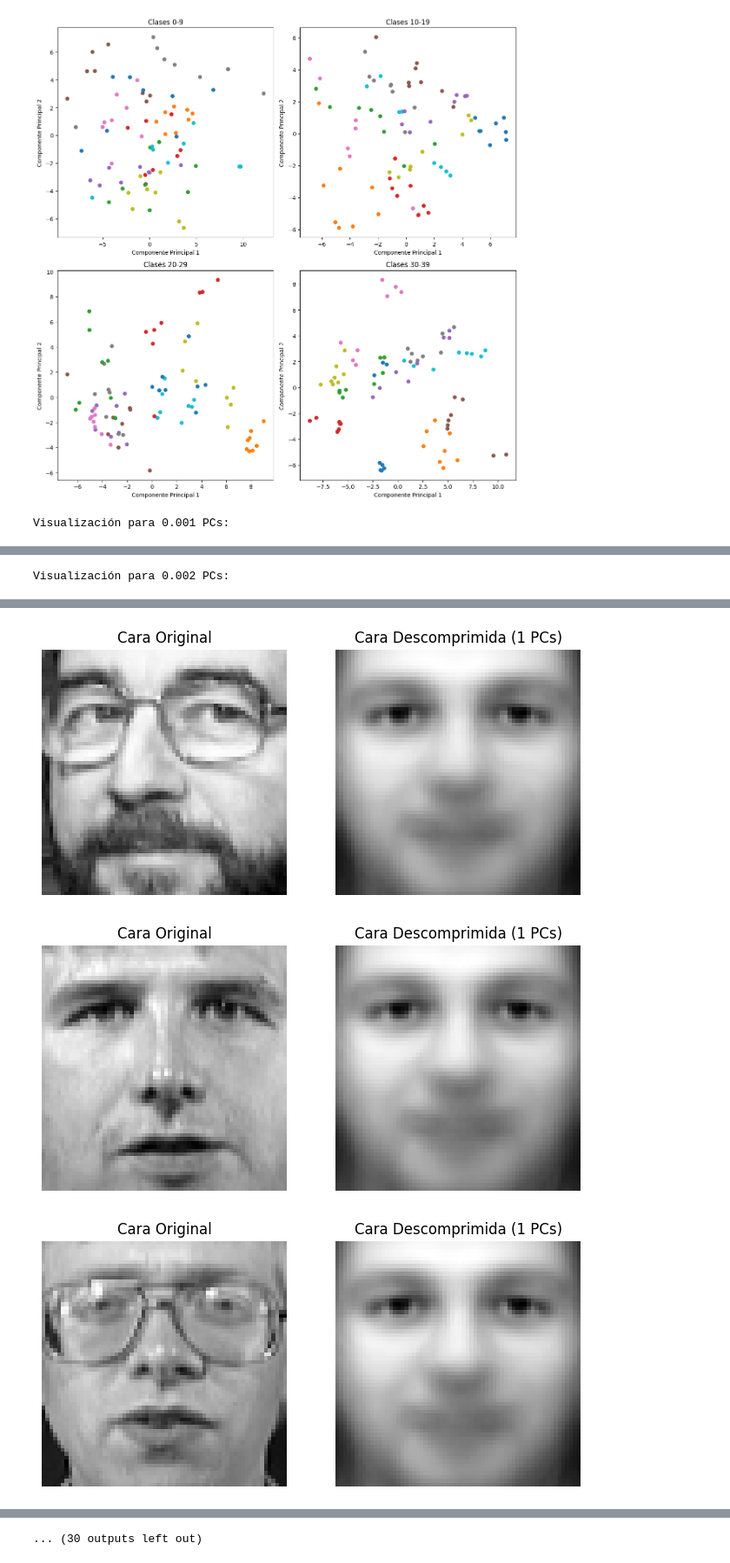
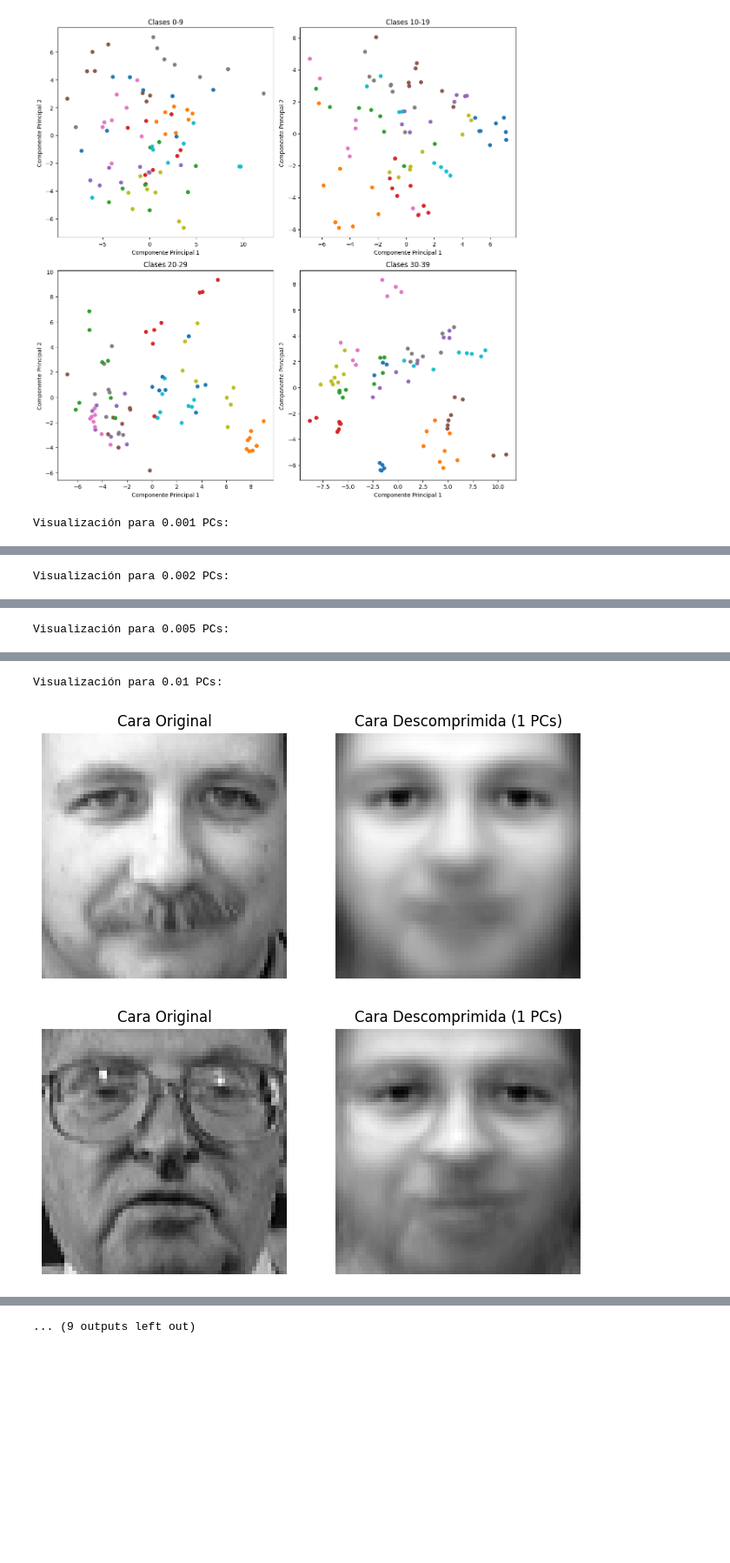
Before and after one commit to AngelaLM14/DS_THEBRIDGE_Angela, a Jupyter notebook: 04_Machine_Learning/Sprint_16/Unidad_01_PCA/Practica_Obligatoria/18_Practica_Obligatoria_No_Supervisado_PCA.ipynb, the cells around one changed output, grey strips where cells are left out. Shown at 87% size. Drawn from its saved outputs; the diff is of its cells as text; code cells hidden in the pictures; blank space fills up the shorter version.

```diff
--- a/04_Machine_Learning/Sprint_16/Unidad_01_PCA/Practica_Obligatoria/18_Practica_Obligatoria_No_Supervisado_PCA.ipynb
+++ b/04_Machine_Learning/Sprint_16/Unidad_01_PCA/Practica_Obligatoria/18_Practica_Obligatoria_No_Supervisado_PCA.ipynb
@@ -174,7 +167,7 @@ for n_components in valores_compresion:
     X_train_unzipped = pca.inverse_transform(X_train_compressed)
 
     # Entrenar un modelo de clasificación (por ejemplo, Random Forest)
-    clf = RandomForestClassifier(n_estimators=100, random_state=42)
+    clf = RandomForestClassifier(n_estimators=150, random_state=42)
     clf.fit(X_train_unzipped, y_train)
 
     # Aplicar la misma transformación a los datos de prueba
@@ -236,7 +229,7 @@ plt.show()
 # %% [output]
 [figure]
 # %%
-def visualize_faces(X_original, X_compressed, pca, num_samples=5):
+def visualize_faces(X_original, X_compressed, pca, num_samples=2):
     """
     Visualiza caras antes y después de la compresión y descompresión utilizando PCA.
 
@@ -283,0 +277 @@ Visualización para 0.001 PCs:
+Visualización para 0.002 PCs:
@@ -285,0 +280 @@ Visualización para 0.001 PCs:
+Visualización para 0.005 PCs:
@@ -287 +281,0 @@ Visualización para 0.001 PCs:
-Visualización para 0.002 PCs:
@@ -289,3 +283,3 @@ Visualización para 0.002 PCs:
+Visualización para 0.01 PCs:
-[figure, old version]
+[figure, new version]
-[figure, old version]
+[figure, new version]
-[figure, removed]
@@ -293 +286 @@ Visualización para 0.002 PCs:
-... (30 outputs left out)
+... (9 outputs left out)
```
Also changed, not shown: parts of 5 cells of this notebook, 2 other files.
